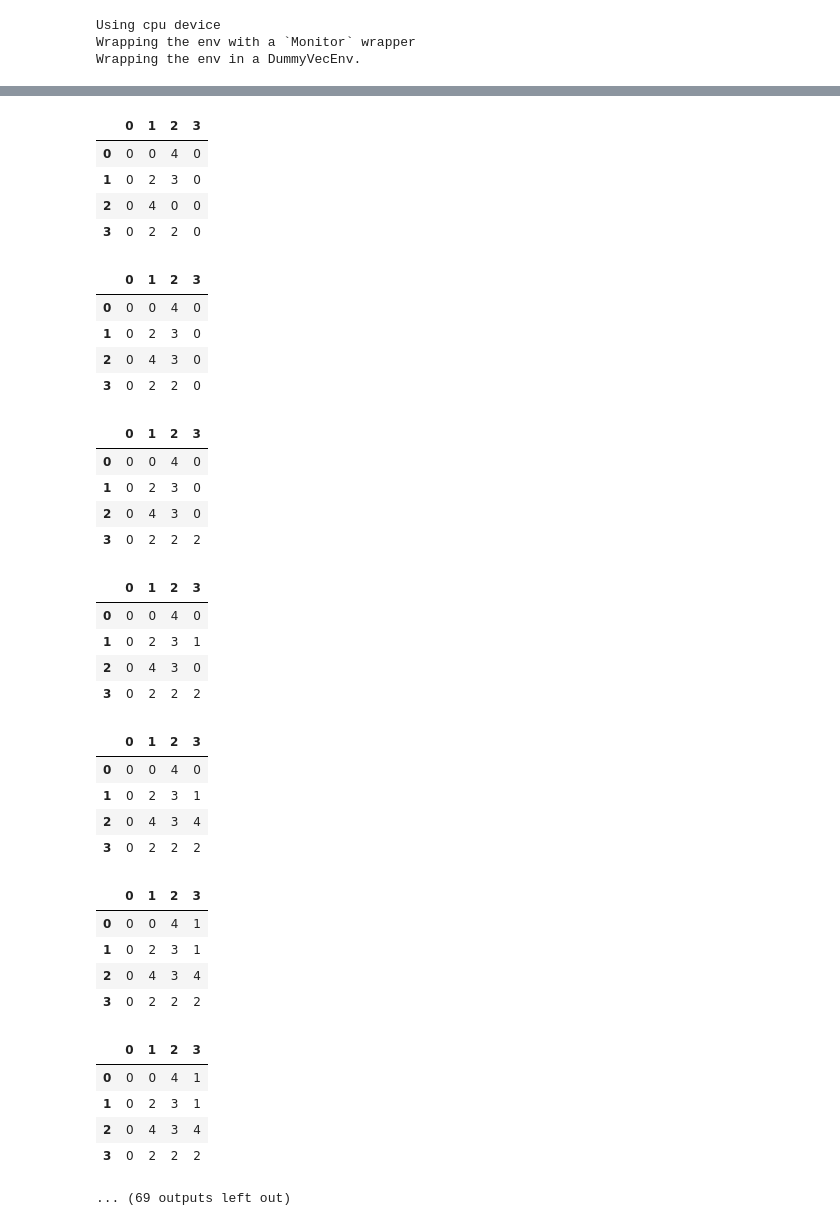
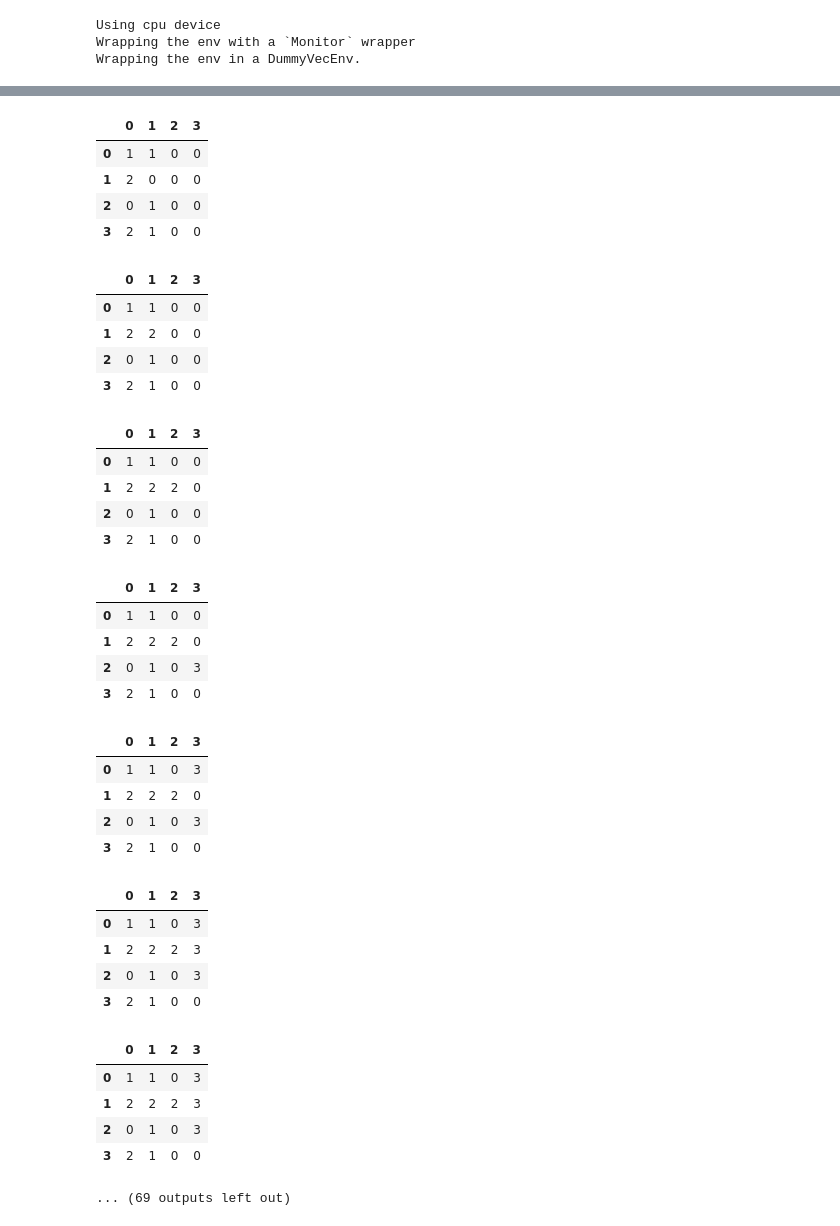
Before and after one commit to HiddeHaagse/Minor-Applied-Data-Science, a Jupyter notebook: Portfolio (Domain Knowledge).ipynb, the cells around one changed output, grey strips where cells are left out. Cells and saved outputs as stored; diff of their text form; code cells hidden in the pictures.

```diff
--- a/Portfolio (Domain Knowledge).ipynb
+++ b/Portfolio (Domain Knowledge).ipynb
@@ -15,7 +17,9 @@ def MakeShuffledContainerList(GridRows=3, GridColumns=3, BootAantal=3):
     #The same number of containers on all boats
     number_sample = list(range(1,BootAantal+1))*GridColumns
     #Shuffle the list
-    return random.sample(number_sample, len(number_sample))
+    #return random.sample(number_sample, len(number_sample))
+
+    return sorted(number_sample, reverse=True)
 
 def MakeRandomContainerList(GridRows=3, GridColumns=3, BootAantal=3):
     Lijst = []
@@ -150,7 +154,7 @@ Env = Containers(GridRows, GridColumns, numberOfShips)
 state = Env.reset()
 
 # Number of episodes to run the simulation for
-episodes = 20
+episodes = 10
 
 # Loop through the episodes
 for episode in range(1, episodes+1):
@@ -161,20 +165,22 @@ for episode in range(1, episodes+1):
     # Loop through the actions within an episode
     while not done:
         # Render the environment
-        Env.render()
+        #Env.render()
         # Sample an action from the action space
         action = Env.action_space.sample()
         # Print the row and column of the action
-        print("Row, Column: ", action[0], action[1])
+        #print("Row, Column: ", action[0], action[1])
         # Take the action and get the new state, reward, done status, and additional information
         n_state, reward, done, info = Env.step(action)
         # Add the reward to the score
         score+=reward
     # Print the episode number and score at the end of each episode
+    Env.render()
     print('Episode:{} Score:{}'.format(episode, score))
     # Reset the environment for the next episode
     state = Env.reset()
 
+
 # Close the environment
 Env.close()
 # %% [output]
@@ -225,0 +324,2 @@ Wrapping the env in a DummyVecEnv.
+# %%
+model_A2C = A2C("MlpPolicy", Env, verbose=1)
@@ -226,3 +330,3 @@ Wrapping the env in a DummyVecEnv.
 # %%
-model.learn(total_timesteps= 2_000_000)
+model_A2C.learn(total_timesteps= 2_000_000)
 # %% [output]
@@ -247,8 +359,7 @@ model.learn(total_timesteps= 2_000_000)
 # %%
-from stable_baselines3.common.monitor import Monitor
 Env.reset()
 monitor = Monitor(Env)
-evaluate_policy(model, monitor, n_eval_episodes=5, return_episode_rewards= True, render=True)
+evaluate_policy(model_A2C, monitor, n_eval_episodes=5, return_episode_rewards= True, render=True)
 # %% [output]
 |  | 0 | 1 | 2 | 3 |
 | 0 | 0 | 0 | 0 | 0 |
@@ -278,36 +389,36 @@ evaluate_policy(model, monitor, n_eval_episodes=5, return_episode_rewards= True,
 |  | 0 | 1 | 2 | 3 |
-| 0 | 0 | 0 | 4 | 0 |
-| 1 | 0 | 2 | 3 | 0 |
-| 2 | 0 | 4 | 0 | 0 |
-| 3 | 0 | 2 | 2 | 0 |
+| 0 | 1 | 1 | 0 | 0 |
+| 1 | 2 | 0 | 0 | 0 |
+| 2 | 0 | 1 | 0 | 0 |
+| 3 | 2 | 1 | 0 | 0 |
 |  | 0 | 1 | 2 | 3 |
-| 0 | 0 | 0 | 4 | 0 |
-| 1 | 0 | 2 | 3 | 0 |
-| 2 | 0 | 4 | 3 | 0 |
-| 3 | 0 | 2 | 2 | 0 |
+| 0 | 1 | 1 | 0 | 0 |
+| 1 | 2 | 2 | 0 | 0 |
+| 2 | 0 | 1 | 0 | 0 |
+| 3 | 2 | 1 | 0 | 0 |
 |  | 0 | 1 | 2 | 3 |
-| 0 | 0 | 0 | 4 | 0 |
-| 1 | 0 | 2 | 3 | 0 |
-| 2 | 0 | 4 | 3 | 0 |
-| 3 | 0 | 2 | 2 | 2 |
+| 0 | 1 | 1 | 0 | 0 |
+| 1 | 2 | 2 | 2 | 0 |
+| 2 | 0 | 1 | 0 | 0 |
+| 3 | 2 | 1 | 0 | 0 |
 |  | 0 | 1 | 2 | 3 |
-| 0 | 0 | 0 | 4 | 0 |
-| 1 | 0 | 2 | 3 | 1 |
-| 2 | 0 | 4 | 3 | 0 |
-| 3 | 0 | 2 | 2 | 2 |
+| 0 | 1 | 1 | 0 | 0 |
+| 1 | 2 | 2 | 2 | 0 |
+| 2 | 0 | 1 | 0 | 3 |
+| 3 | 2 | 1 | 0 | 0 |
 |  | 0 | 1 | 2 | 3 |
-| 0 | 0 | 0 | 4 | 0 |
-| 1 | 0 | 2 | 3 | 1 |
-| 2 | 0 | 4 | 3 | 4 |
-| 3 | 0 | 2 | 2 | 2 |
+| 0 | 1 | 1 | 0 | 3 |
+| 1 | 2 | 2 | 2 | 0 |
+| 2 | 0 | 1 | 0 | 3 |
+| 3 | 2 | 1 | 0 | 0 |
 |  | 0 | 1 | 2 | 3 |
-| 0 | 0 | 0 | 4 | 1 |
-| 1 | 0 | 2 | 3 | 1 |
-| 2 | 0 | 4 | 3 | 4 |
-| 3 | 0 | 2 | 2 | 2 |
+| 0 | 1 | 1 | 0 | 3 |
+| 1 | 2 | 2 | 2 | 3 |
+| 2 | 0 | 1 | 0 | 3 |
+| 3 | 2 | 1 | 0 | 0 |
 |  | 0 | 1 | 2 | 3 |
-| 0 | 0 | 0 | 4 | 1 |
-| 1 | 0 | 2 | 3 | 1 |
-| 2 | 0 | 4 | 3 | 4 |
-| 3 | 0 | 2 | 2 | 2 |
+| 0 | 1 | 1 | 0 | 3 |
+| 1 | 2 | 2 | 2 | 3 |
+| 2 | 0 | 1 | 0 | 3 |
+| 3 | 2 | 1 | 0 | 0 |
 ... (69 outputs left out)
```
Also changed, not shown: parts of 10 cells of this notebook.
